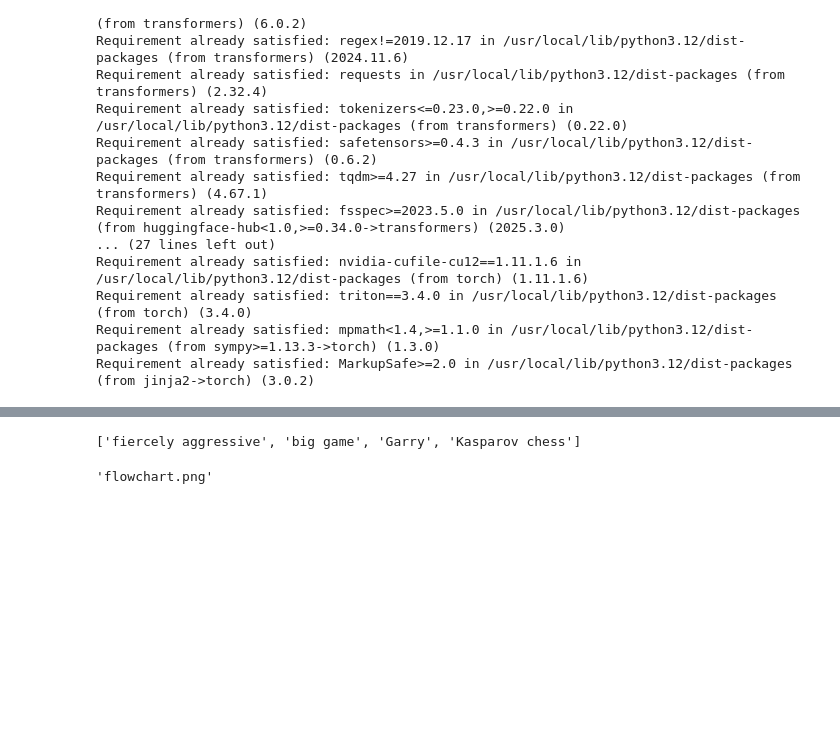
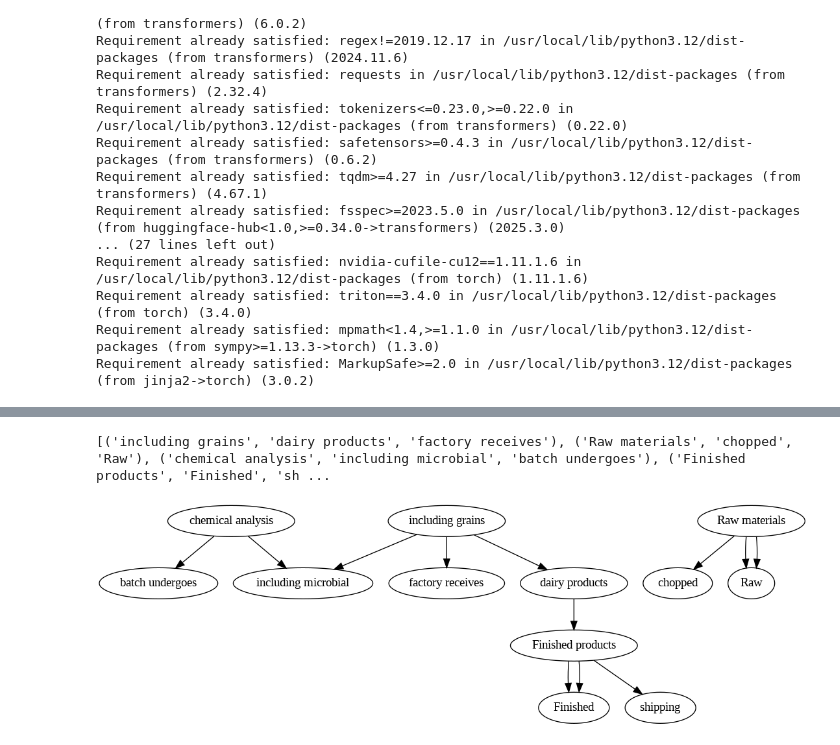
Before and after one commit to kanikachitnis1018/Summarizer, a Jupyter notebook: flowchart_converter.ipynb, the cells around one changed output, grey strips where cells are left out. Drawn from its saved outputs; the diff is of its cells as text; code cells hidden in the pictures; blank space fills up the shorter version.

Commit message:
graphs created

```diff
--- a/flowchart_converter.ipynb
+++ b/flowchart_converter.ipynb
@@ -187,30 +175,40 @@ Successfully installed jellyfish-1.2.0 segtok-1.5.11 yake-0.6.0
 # %%
 import yake
 
-kw_extractor = yake.KeywordExtractor(lan="en", n=2, top=1)
+kw_extractor = yake.KeywordExtractor(lan="en", n=2, top=3)
 
-titles = list(map(lambda summary: kw_extractor.extract_keywords(summary)[0][0], final_summaries))
+keyword_tuples_per_para = list(map(kw_extractor.extract_keywords, final_summaries))
 
-print(titles)
+titles_per_para = list(map(lambda x: list(zip(*x))[0], keyword_tuples_per_para))
+
+print(titles_per_para)
 # %% [output]
-['fiercely aggressive', 'big game', 'Garry', 'Kasparov chess']
+[('including grains', 'dairy products', 'factory receives'), ('Raw materials', 'chopped', 'Raw'), ('chemical analysis', 'including microbial', 'batch undergoes'), ('Finished products', 'Finished', 'sh ...
-# %%
-from graphviz import Digraph
-
-def make_flowchart(titles):
-    dot = Digraph(format="png")
-    dot.attr(rankdir="LR", size="8")
-
-    # Add all nodes
-    list(map(lambda t: dot.node(str(t[0]), t[1]), enumerate(titles)))
-
-    # Add edges between consecutive titles
-    list(map(lambda pair: dot.edge(str(pair[0]), str(pair[1])),
-             zip(map(str, range(len(titles)-1)), map(str, range(1, len(titles))))))
-
-    return dot
-
-flow = make_flowchart(titles)
-flow.render("flowchart", view=True)
-# %% [output]
-'flowchart.png'
+# %%
+from graphviz import Digraph
+from IPython.display import Image
+from itertools import combinations
+from sklearn.feature_extraction.text import TfidfVectorizer
+from sklearn.metrics.pairwise import cosine_similarity
+
+dot = Digraph(comment="Conditional Flowchart")
+
+all_nodes = list(set([kw for para in titles_per_para for kw in para]))
+list(map(lambda n: dot.node(n, n), all_nodes))
+
+list(map(lambda para: list(map(lambda kw: dot.edge(para[0], kw), para[1:])), titles_per_para))
+
+all_keywords_flat = [kw for para in titles_per_para for kw in para]
+
+vectorizer = TfidfVectorizer().fit(all_keywords_flat)
+embeddings = vectorizer.transform(all_keywords_flat).toarray()
+
+threshold = 0.3
+pairs = list(combinations(range(len(all_keywords_flat)), 2))
+list(map(lambda idx_pair: dot.edge(all_keywords_flat[idx_pair[0]], all_keywords_flat[idx_pair[1]])
+         if cosine_similarity([embeddings[idx_pair[0]]], [embeddings[idx_pair[1]]])[0][0] > threshold else None, pairs))
+
+dot.render("conditional_flowchart", format="png", cleanup=True)
+Image("conditional_flowchart.png")
+# %% [output]
+[figure, added]
```
Also changed, not shown: parts of 8 cells of this notebook.
